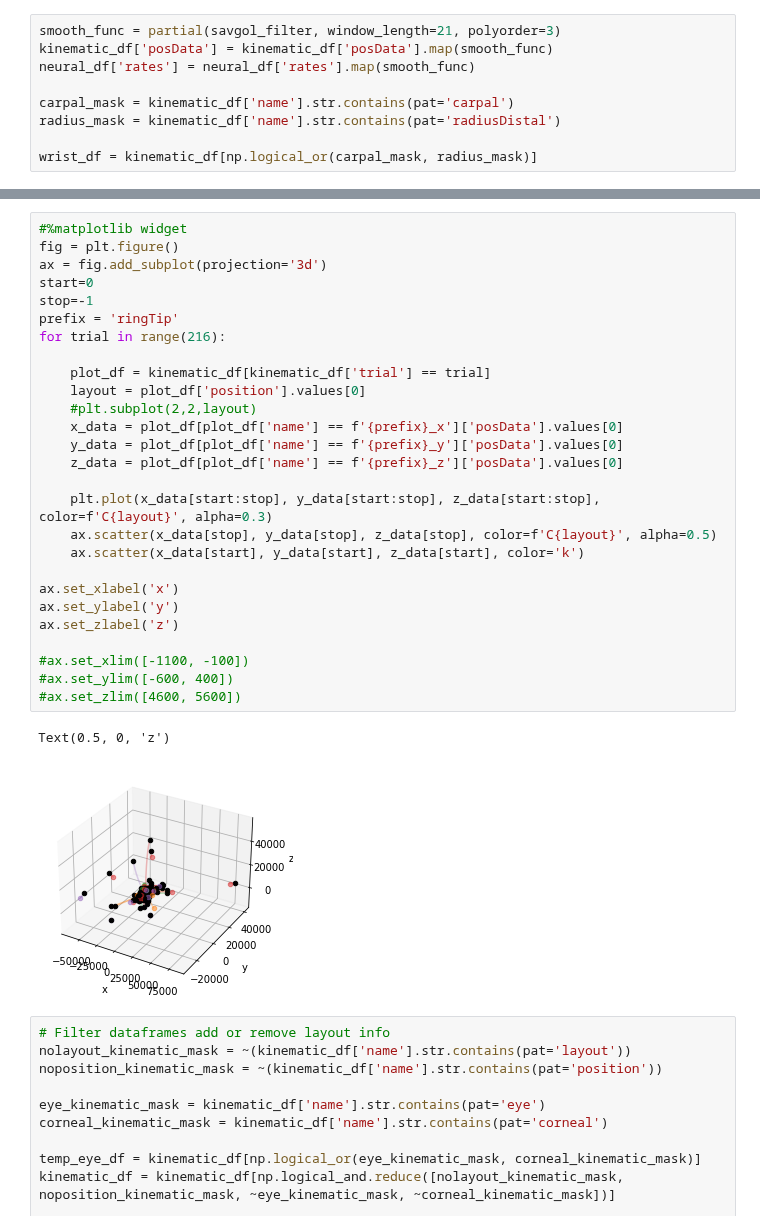
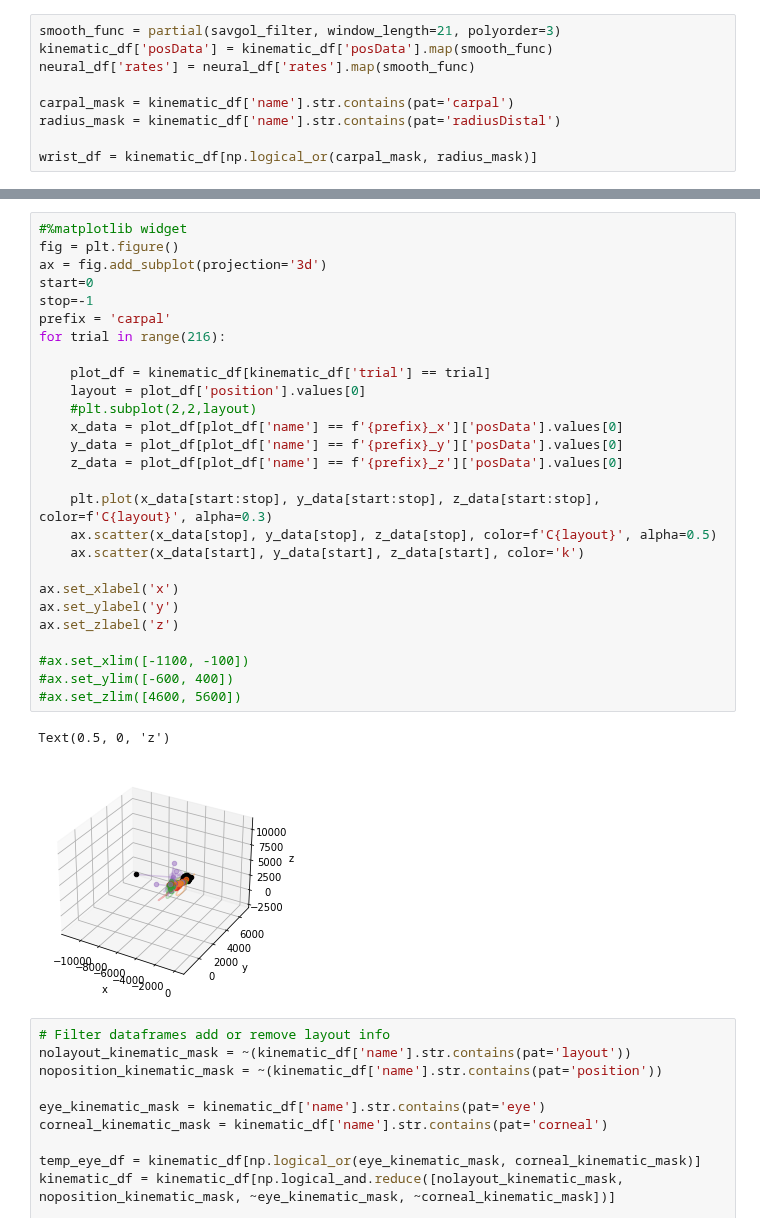
Before and after one commit to ntolley/SEE_decoding, a Jupyter notebook: notebooks/movement_decoding_rnn.ipynb, the cells around one changed output, grey strips where cells are left out. Cells and saved outputs as stored; diff of their text form.

```diff
--- a/notebooks/movement_decoding_rnn.ipynb
+++ b/notebooks/movement_decoding_rnn.ipynb
@@ -83,33 +78,33 @@ plt.legend()
 # %%
 #%matplotlib widget
 fig = plt.figure()
 ax = fig.add_subplot(projection='3d')
 start=0
 stop=-1
-prefix = 'ringTip'
+prefix = 'carpal'
 for trial in range(216):
 
     plot_df = kinematic_df[kinematic_df['trial'] == trial]
     layout = plot_df['position'].values[0]
     #plt.subplot(2,2,layout)
     x_data = plot_df[plot_df['name'] == f'{prefix}_x']['posData'].values[0]
     y_data = plot_df[plot_df['name'] == f'{prefix}_y']['posData'].values[0]
     z_data = plot_df[plot_df['name'] == f'{prefix}_z']['posData'].values[0]
 
     plt.plot(x_data[start:stop], y_data[start:stop], z_data[start:stop], color=f'C{layout}', alpha=0.3)
     ax.scatter(x_data[stop], y_data[stop], z_data[stop], color=f'C{layout}', alpha=0.5)
     ax.scatter(x_data[start], y_data[start], z_data[start], color='k')
 
 ax.set_xlabel('x')
 ax.set_ylabel('y')
 ax.set_zlabel('z')
 
 #ax.set_xlim([-1100, -100])
 #ax.set_ylim([-600, 400])
 #ax.set_zlim([4600, 5600])
 # %% [output]
 Text(0.5, 0, 'z')
-[figure, old version]
+[figure, new version]
 # %%
 # Filter dataframes add or remove layout info
 nolayout_kinematic_mask = ~(kinematic_df['name'].str.contains(pat='layout'))
```
Also changed, not shown: parts of 10 cells of this notebook, 4 other files.
